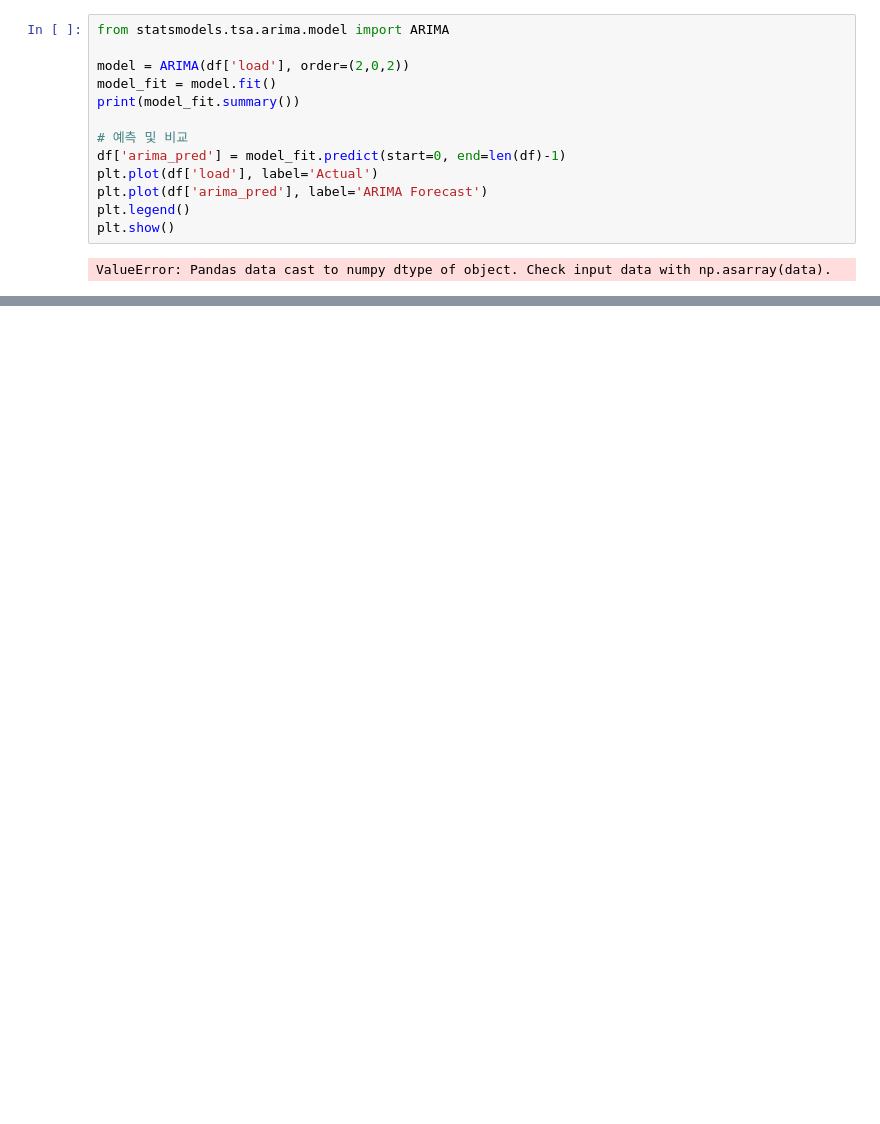
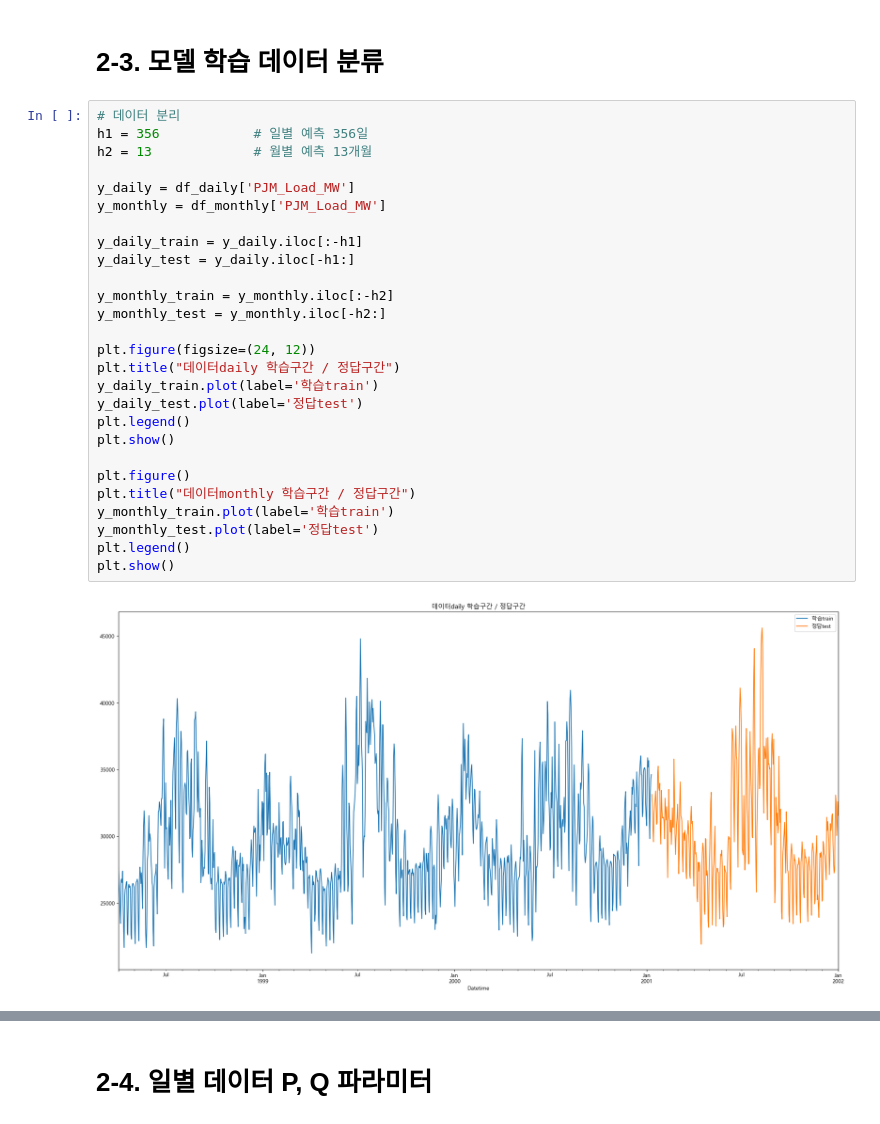
Before and after one commit to dbehdrbs0806/4th_2sem, a Jupyter notebook: BigDataAnalysis/PJM_Load_hourly_Analysis.ipynb, the cells around one changed output, grey strips where cells are left out. Drawn from its saved outputs; the diff is of its cells as text; blank space fills up the shorter version.

```diff
--- a/BigDataAnalysis/PJM_Load_hourly_Analysis.ipynb
+++ b/BigDataAnalysis/PJM_Load_hourly_Analysis.ipynb
@@ -57,15 +132,31 @@ plt.show()
+# %% [markdown]
+# 2-3. 모델 학습 데이터 분류
 # %%
-from statsmodels.tsa.arima.model import ARIMA
+# 데이터 분리
+h1 = 356            # 일별 예측 356일
+h2 = 13             # 월별 예측 13개월
 
-model = ARIMA(df['load'], order=(2,0,2))
-model_fit = model.fit()
-print(model_fit.summary())
+y_daily = df_daily['PJM_Load_MW']
+y_monthly = df_monthly['PJM_Load_MW']
 
-# 예측 및 비교
-df['arima_pred'] = model_fit.predict(start=0, end=len(df)-1)
-plt.plot(df['load'], label='Actual')
-plt.plot(df['arima_pred'], label='ARIMA Forecast')
+y_daily_train = y_daily.iloc[:-h1]
+y_daily_test = y_daily.iloc[-h1:]
+
+y_monthly_train = y_monthly.iloc[:-h2]
+y_monthly_test = y_monthly.iloc[-h2:]
+
+plt.figure(figsize=(24, 12))
+plt.title("데이터daily 학습구간 / 정답구간")
+y_daily_train.plot(label='학습train')
+y_daily_test.plot(label='정답test')
 plt.legend()
 plt.show()
+
+plt.figure()
+plt.title("데이터monthly 학습구간 / 정답구간")
+y_monthly_train.plot(label='학습train')
+y_monthly_test.plot(label='정답test')
+plt.legend()
+plt.show()
 # %% [output]
-ValueError: Pandas data cast to numpy dtype of object. Check input data with np.asarray(data).
+[figure, added]
@@ -71,0 +164,2 @@ ValueError: Pandas data cast to numpy dtype of object. Check input data with np.
+# %% [markdown]
+# 2-4. 일별 데이터 P, Q 파라미터
```
Also changed, not shown: parts of 27 cells of this notebook, 5 other files.
